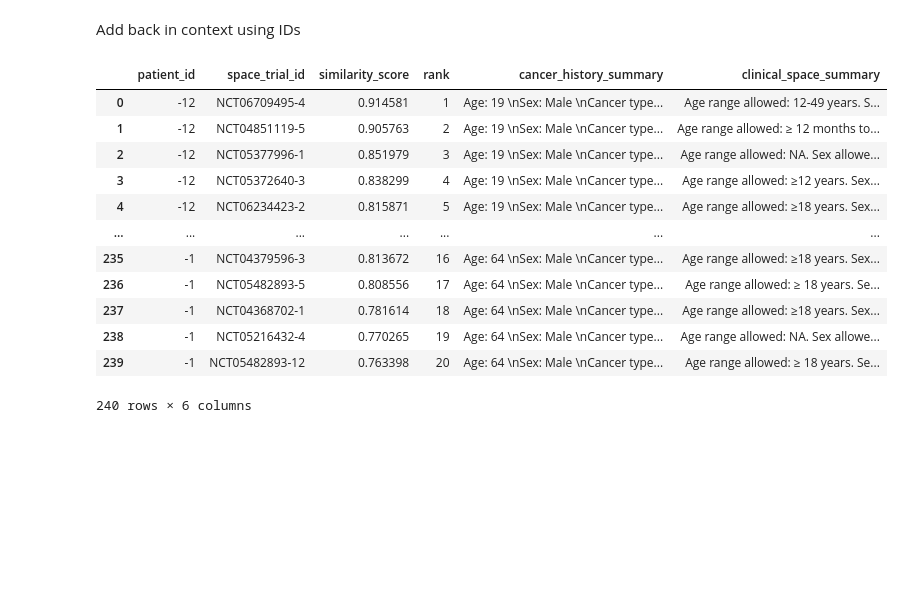
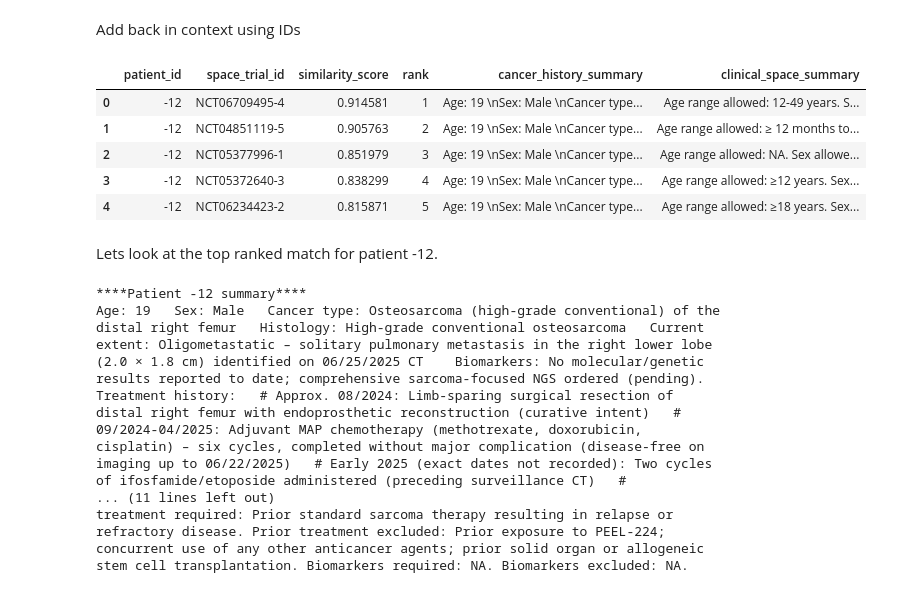
Before and after one commit to kenlkehl/matchminer-ai-inference-kehl, a Jupyter notebook: examples/run_examples.ipynb, the cells around one changed output. Cells and saved outputs as stored; diff of their text form; code cells hidden in the pictures; blank space fills up the shorter version.

Commit message:
Add in exploration of candidate matches

```diff
--- a/examples/run_examples.ipynb
+++ b/examples/run_examples.ipynb
@@ -479,7 +479,9 @@ embedded_patients.head()
 # %%
 from mmai.matching import generate_candidate_matches
 # %%
-candidate_matches = generate_candidate_matches(query_df = embedded_patients, corpus_df = embedded_trials)
+candidate_matches = generate_candidate_matches(
+    query_df=embedded_patients, corpus_df=embedded_trials
+)
 # %%
 candidate_matches.head()
 # %% [output]
@@ -492,20 +494,61 @@ candidate_matches.head()
 # %% [markdown]
 Add back in context using IDs
 # %%
-candidate_matches.merge(patient_summaries[["patient_id", "cancer_history_summary"]],
-           on="patient_id", how="left").merge(trial_results[["space_trial_id", "clinical_space_summary"]],
-           on="space_trial_id", how="left")
+candidate_matches_with_context = candidate_matches.merge(
+    patient_summaries[["patient_id", "cancer_history_summary"]],
+    on="patient_id",
+    how="left",
+).merge(
+    trial_results[["space_trial_id", "clinical_space_summary"]],
+    on="space_trial_id",
+    how="left",
+)
+candidate_matches_with_context.head()
 # %% [output]
 |  | patient_id | space_trial_id | similarity_score | rank | cancer_history_summary | clinical_space_summary |
 | 0 | -12 | NCT06709495-4 | 0.914581 | 1 | Age: 19 \nSex: Male \nCancer type... | Age range allowed: 12-49 years. S... |
 | 1 | -12 | NCT04851119-5 | 0.905763 | 2 | Age: 19 \nSex: Male \nCancer type... | Age range allowed: ≥ 12 months to... |
 | 2 | -12 | NCT05377996-1 | 0.851979 | 3 | Age: 19 \nSex: Male \nCancer type... | Age range allowed: NA. Sex allowe... |
 | 3 | -12 | NCT05372640-3 | 0.838299 | 4 | Age: 19 \nSex: Male \nCancer type... | Age range allowed: ≥12 years. Sex... |
 | 4 | -12 | NCT06234423-2 | 0.815871 | 5 | Age: 19 \nSex: Male \nCancer type... | Age range allowed: ≥18 years. Sex... |
-| ... | ... | ... | ... | ... | ... | ... |
-| 235 | -1 | NCT04379596-3 | 0.813672 | 16 | Age: 64 \nSex: Male \nCancer type... | Age range allowed: ≥18 years. Sex... |
-| 236 | -1 | NCT05482893-5 | 0.808556 | 17 | Age: 64 \nSex: Male \nCancer type... | Age range allowed: ≥ 18 years. Se... |
-| 237 | -1 | NCT04368702-1 | 0.781614 | 18 | Age: 64 \nSex: Male \nCancer type... | Age range allowed: ≥18 years. Sex... |
-| 238 | -1 | NCT05216432-4 | 0.770265 | 19 | Age: 64 \nSex: Male \nCancer type... | Age range allowed: NA. Sex allowe... |
-| 239 | -1 | NCT05482893-12 | 0.763398 | 20 | Age: 64 \nSex: Male \nCancer type... | Age range allowed: ≥ 18 years. Se... |
-240 rows × 6 columns
+# %% [markdown]
+Lets look at the top ranked match for patient -12.
+# %%
+import textwrap
+
+patient_id = "-12"
+patient = candidate_matches_with_context["patient_id"] == patient_id
+rank = candidate_matches_with_context["rank"] == 1
+top_trial = candidate_matches_with_context.loc[patient & rank, "space_trial_id"][
+    0
+].split("-")[0]
+ai_cancer_history = candidate_matches_with_context.loc[
+    patient & rank, "cancer_history_summary"
+][0]
+ai_clinical_space = candidate_matches_with_context.loc[
+    patient & rank, "clinical_space_summary"
+][0]
+
+print(f"****Patient {patient_id} summary****")
+print(textwrap.fill(ai_cancer_history, width=80))
+print("------------------------")
+print(f"****Top ranked trial match {top_trial} ****")
+print(textwrap.fill(ai_clinical_space, width=80))
+# %% [output]
+****Patient -12 summary****
+Age: 19   Sex: Male   Cancer type: Osteosarcoma (high‑grade conventional) of the
+distal right femur   Histology: High‑grade conventional osteosarcoma   Current
+extent: Oligometastatic – solitary pulmonary metastasis in the right lower lobe
+(2.0 × 1.8 cm) identified on 06/25/2025 CT    Biomarkers: No molecular/genetic
+results reported to date; comprehensive sarcoma‑focused NGS ordered (pending).
+Treatment history:   # Approx. 08/2024: Limb‑sparing surgical resection of
+distal right femur with endoprosthetic reconstruction (curative intent)   #
+09/2024‑04/2025: Adjuvant MAP chemotherapy (methotrexate, doxorubicin,
+cisplatin) – six cycles, completed without major complication (disease‑free on
+imaging up to 06/22/2025)   # Early 2025 (exact dates not recorded): Two cycles
+of ifosfamide/etoposide administered (preceding surveillance CT)   #
+... (11 lines left out)
+treatment required: Prior standard sarcoma therapy resulting in relapse or
+refractory disease. Prior treatment excluded: Prior exposure to PEEL‑224;
+concurrent use of any other anticancer agents; prior solid organ or allogeneic
+stem cell transplantation. Biomarkers required: NA. Biomarkers excluded: NA.
```
Also changed, not shown: parts of 1 cell of this notebook.
